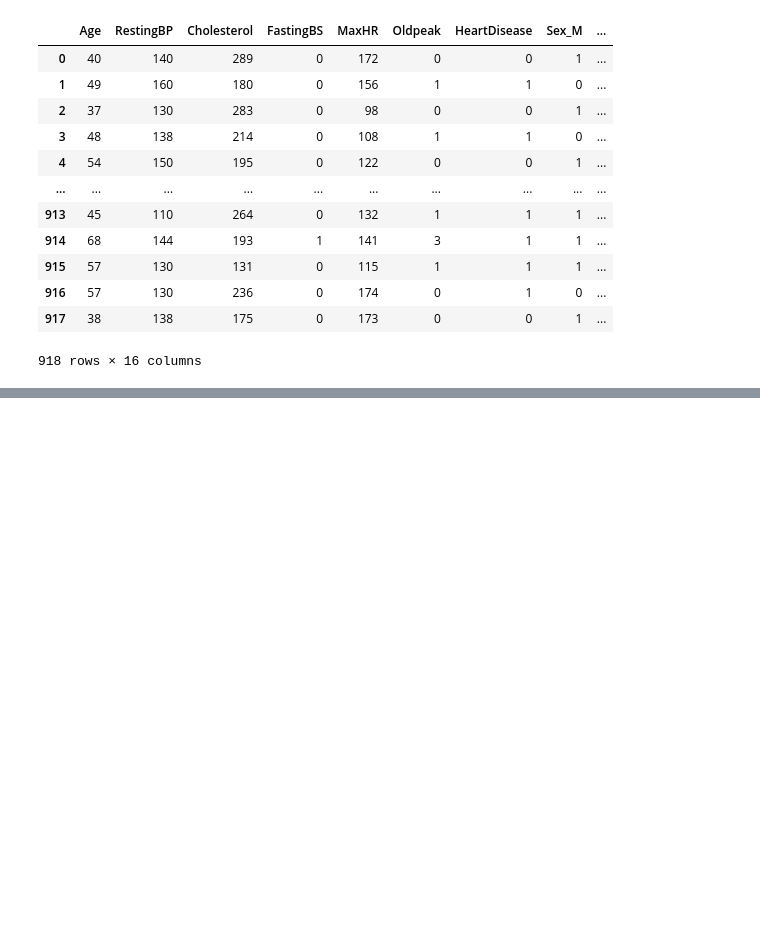
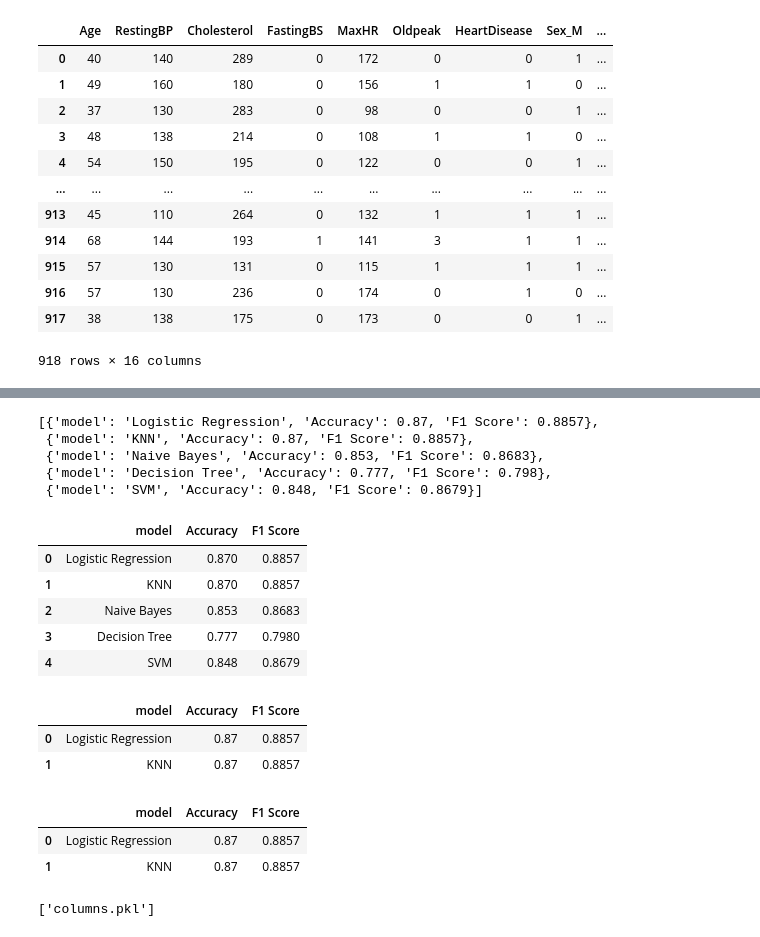
Before and after one commit to praful011-nep/ML-Playground, a Jupyter notebook: Projects/Machine_Learning/heart.ipynb, the cells around one changed output, grey strips where cells are left out. Cells and saved outputs as stored; diff of their text form; code cells hidden in the pictures; blank space fills up the shorter version.

Commit message:
Model creation nad pickle file creation

```diff
--- a/Projects/Machine_Learning/heart.ipynb
+++ b/Projects/Machine_Learning/heart.ipynb
@@ -320,0 +292,62 @@ y = df['HeartDisease']
+# %%
+scaler = StandardScaler()
+X_train_scaled = scaler.fit_transform(X_train)
+X_test_scaled = scaler.fit_transform(X_test)
+# %%
+models = {
+    "Logistic Regression": LogisticRegression(),
+    "KNN": KNeighborsClassifier(),
+    "Naive Bayes": GaussianNB(),
+    "Decision Tree": DecisionTreeClassifier(),
+    "SVM": SVC()
+}
+# %%
+result = []
+# %%
+for name, model in models.items():
+    model.fit(X_train_scaled, y_train)
+    y_pred = model.predict(X_test_scaled)
+    acc = accuracy_score(y_test, y_pred)
+    f1 = f1_score(y_test,y_pred)
+    result.append({
+        'model': name,
+        "Accuracy": round(acc,3),
+        'F1 Score': round(f1, 4)
+    })
+# %%
+result
+# %% [output]
+[{'model': 'Logistic Regression', 'Accuracy': 0.87, 'F1 Score': 0.8857},
+ {'model': 'KNN', 'Accuracy': 0.87, 'F1 Score': 0.8857},
+ {'model': 'Naive Bayes', 'Accuracy': 0.853, 'F1 Score': 0.8683},
+ {'model': 'Decision Tree', 'Accuracy': 0.777, 'F1 Score': 0.798},
+ {'model': 'SVM', 'Accuracy': 0.848, 'F1 Score': 0.8679}]
+# %%
+final = pd.DataFrame(result)
+final
+# %% [output]
+|  | model | Accuracy | F1 Score |
+| 0 | Logistic Regression | 0.870 | 0.8857 |
+| 1 | KNN | 0.870 | 0.8857 |
+| 2 | Naive Bayes | 0.853 | 0.8683 |
+| 3 | Decision Tree | 0.777 | 0.7980 |
+| 4 | SVM | 0.848 | 0.8679 |
+# %%
+final[final['Accuracy']==final['Accuracy'].max()]
+# %% [output]
+|  | model | Accuracy | F1 Score |
+| 0 | Logistic Regression | 0.87 | 0.8857 |
+| 1 | KNN | 0.87 | 0.8857 |
+# %%
+final[final['F1 Score']==final['F1 Score'].max()]
+# %% [output]
+|  | model | Accuracy | F1 Score |
+| 0 | Logistic Regression | 0.87 | 0.8857 |
+| 1 | KNN | 0.87 | 0.8857 |
+# %%
+import joblib
+joblib.dump(models['KNN'],'KNN_heart.pkl')
+joblib.dump(scaler,'scaler.pkl')
+joblib.dump(X.columns.tolist(),'columns.pkl')
+# %% [output]
+['columns.pkl']
```
Also changed, not shown: parts of 9 cells of this notebook, 3 other files.
